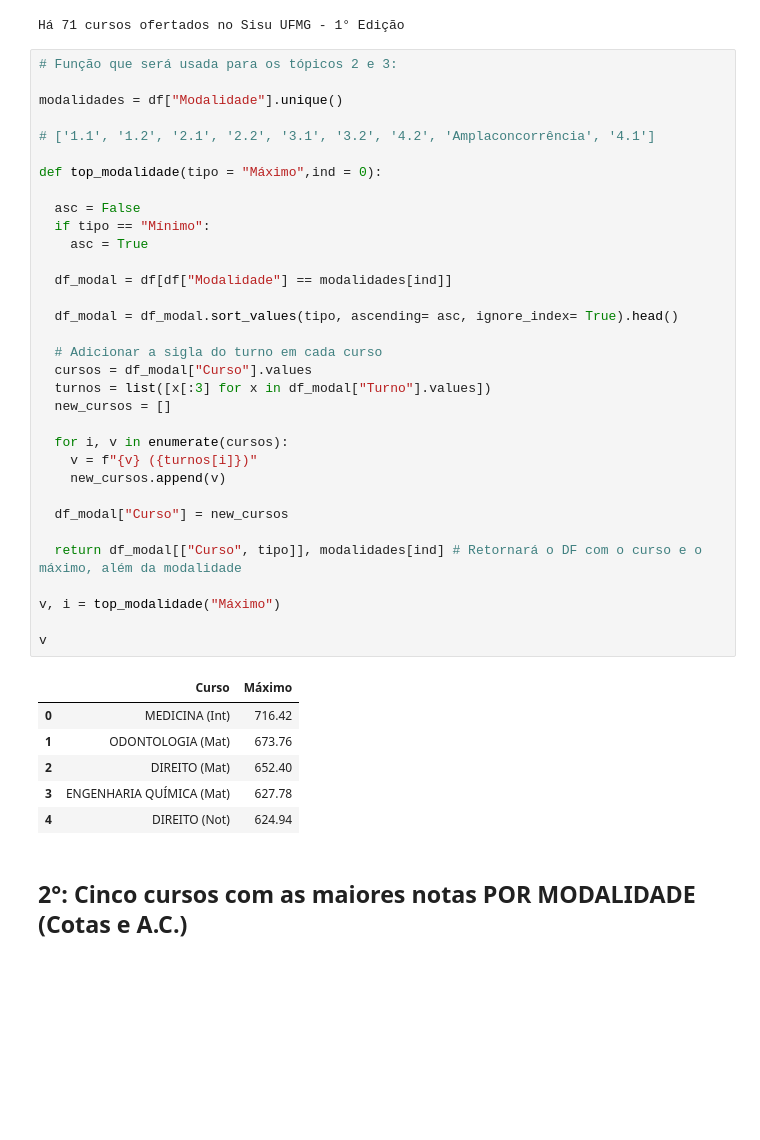
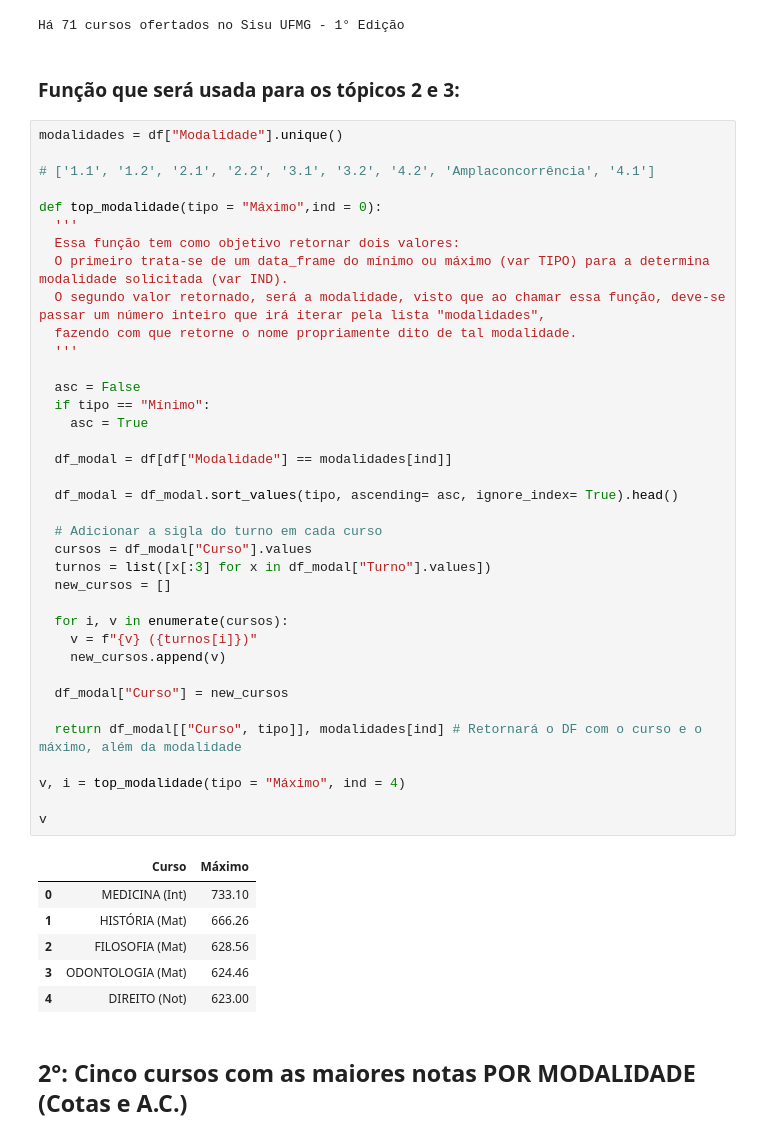
Before and after one commit to AndreMartins21/An-lise-SISU-UFMG, a Jupyter notebook: SISU_UFMG.ipynb, the cells around one changed output. Saved outputs shown, nothing was run; the diff lists cells and outputs as text; blank space fills up the shorter version.

Commit message:
Atualização da função usada na questão 2 e 3

```diff
--- a/SISU_UFMG.ipynb
+++ b/SISU_UFMG.ipynb
@@ -152,46 +152,52 @@ num_cursos = df["Curso"].nunique()
 print(f"Há {num_cursos} cursos ofertados no Sisu UFMG - 1° Edição")
 # %% [output]
 Há 71 cursos ofertados no Sisu UFMG - 1° Edição
+# %% [markdown]
+### **Função que será usada para os tópicos 2 e 3:**
 # %%
-# Função que será usada para os tópicos 2 e 3:
-
 modalidades = df["Modalidade"].unique()
 
 # ['1.1', '1.2', '2.1', '2.2', '3.1', '3.2', '4.2', 'Amplaconcorrência', '4.1']
 
 def top_modalidade(tipo = "Máximo",ind = 0):
+  '''
+  Essa função tem como objetivo retornar dois valores:
+  O primeiro trata-se de um data_frame do mínimo ou máximo (var TIPO) para a determina modalidade solicitada (var IND).
+  O segundo valor retornado, será a modalidade, visto que ao chamar essa função, deve-se passar um número inteiro que irá iterar pela lista "modalidades",
+  fazendo com que retorne o nome propriamente dito de tal modalidade.
+  '''
 
   asc = False
   if tipo == "Mínimo":
     asc = True
 
   df_modal = df[df["Modalidade"] == modalidades[ind]]
 
   df_modal = df_modal.sort_values(tipo, ascending= asc, ignore_index= True).head()
 
   # Adicionar a sigla do turno em cada curso
   cursos = df_modal["Curso"].values
   turnos = list([x[:3] for x in df_modal["Turno"].values])
   new_cursos = []
 
   for i, v in enumerate(cursos):
     v = f"{v} ({turnos[i]})"
     new_cursos.append(v)
 
   df_modal["Curso"] = new_cursos
 
   return df_modal[["Curso", tipo]], modalidades[ind] # Retornará o DF com o curso e o máximo, além da modalidade
 
-v, i = top_modalidade("Máximo")
+v, i = top_modalidade(tipo = "Máximo", ind = 4)
 
 v
 # %% [output]
 |  | Curso | Máximo |
-| 0 | MEDICINA (Int) | 716.42 |
-| 1 | ODONTOLOGIA (Mat) | 673.76 |
-| 2 | DIREITO (Mat) | 652.40 |
-| 3 | ENGENHARIA QUÍMICA (Mat) | 627.78 |
-| 4 | DIREITO (Not) | 624.94 |
+| 0 | MEDICINA (Int) | 733.10 |
+| 1 | HISTÓRIA (Mat) | 666.26 |
+| 2 | FILOSOFIA (Mat) | 628.56 |
+| 3 | ODONTOLOGIA (Mat) | 624.46 |
+| 4 | DIREITO (Not) | 623.00 |
 # %% [markdown]
 ##  **2°: Cinco cursos com as maiores notas POR MODALIDADE (Cotas e A.C.)**
 # %% [markdown]
```
Also changed, not shown: parts of 1 cell of this notebook.
